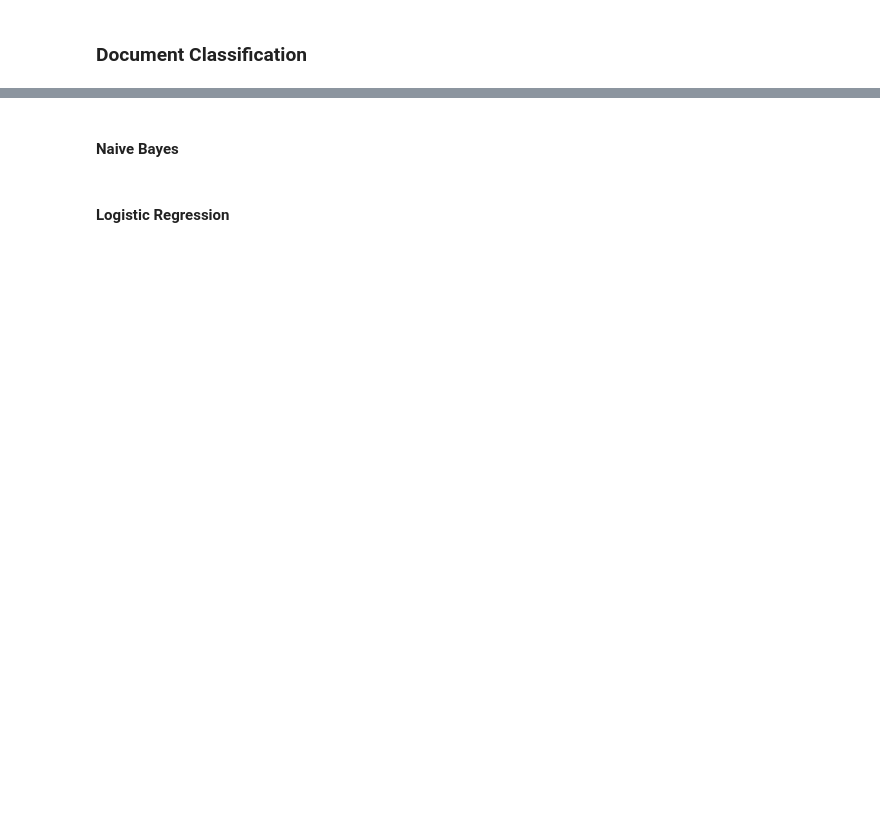
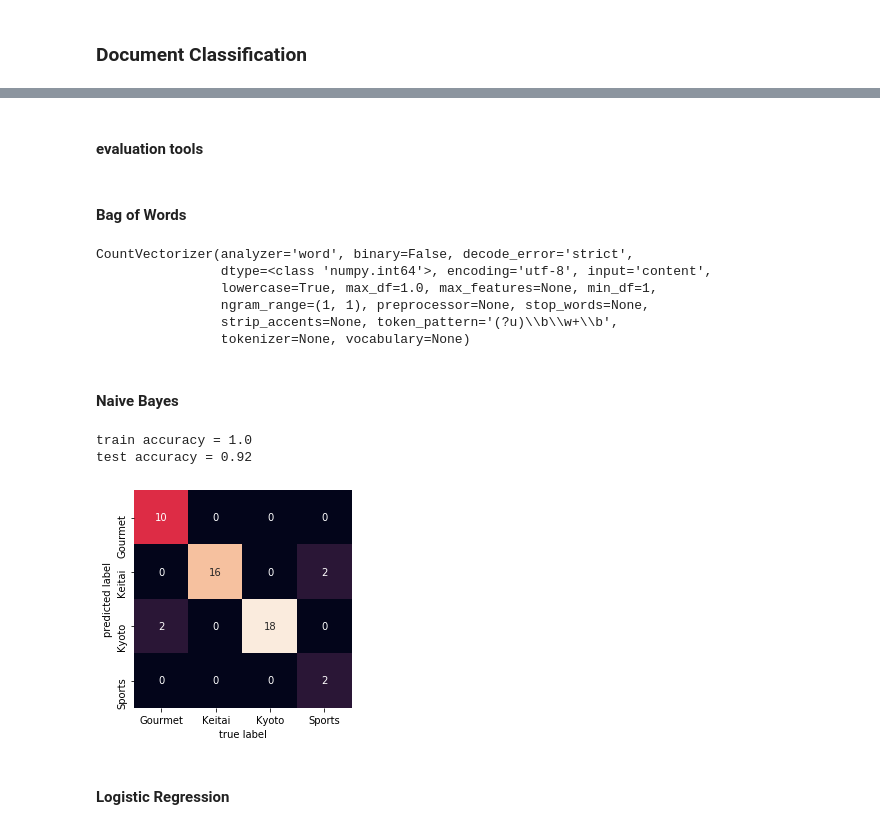
Before and after one commit to TakumiKojima/Chap2_cording, a Jupyter notebook: kojima_hm.ipynb, the cells around one changed output, grey strips where cells are left out. Drawn from its saved outputs; the diff is of its cells as text; code cells hidden in the pictures; blank space fills up the shorter version.

```diff
--- a/kojima_hm.ipynb
+++ b/kojima_hm.ipynb
@@ -57,2 +57,4 @@ Name: label, dtype: int64
+# %%
+df = pd.read_csv('corpus2/split_data.csv')
 # %% [markdown]
 ### Document Classification
@@ -58,0 +72,11 @@ Name: label, dtype: int64
+# %%
+train_X, test_X, train_y, test_y = train_test_split(
+    df['doc'], df['label'], test_size = 0.2, random_state = 0, stratify = df['label'])
+print(f'''
+train_X: {train_X.shape}
+test_X: {test_X.shape}
+train_y: {train_y.shape}
+test_y: {test_y.shape}
+''')
+print(train_y.value_counts())
+print(test_y.value_counts())
@@ -59,4 +99,46 @@ Name: label, dtype: int64
+# %% [markdown]
+#### evaluation tools
+# %%
+def conf_mat(true_y, pred_y, labels):
+    from sklearn.metrics import confusion_matrix
+    import seaborn as sns
+
+    plt.rcParams['figure.figsize'] = (4.0, 4.0)
+    mat = confusion_matrix(true_y, pred_y)
+    sns.heatmap(mat.T, square = True, annot = True, fmt = 'd', cbar = False,
+               xticklabels = labels, yticklabels = labels)
+    plt.xlabel('true label')
+    plt.ylabel('predicted label')
+# %% [markdown]
+#### Bag of Words
+# %%
+cv = CV(token_pattern = '(?u)\\b\\w+\\b')
+cv
+# %% [output]
+CountVectorizer(analyzer='word', binary=False, decode_error='strict',
+                dtype=<class 'numpy.int64'>, encoding='utf-8', input='content',
+                lowercase=True, max_df=1.0, max_features=None, min_df=1,
+                ngram_range=(1, 1), preprocessor=None, stop_words=None,
+                strip_accents=None, token_pattern='(?u)\\b\\w+\\b',
+                tokenizer=None, vocabulary=None)
 # %% [markdown]
 #### Naive Bayes
+# %%
+nb_clf = MultinomialNB(alpha=0.1)
+nb_model = make_pipeline(cv, nb_clf)
+
+nb_model.fit(train_X, train_y)
+
+train_acc = nb_model.score(train_X, train_y)
+test_acc = nb_model.score(test_X, test_y)
+pred_y = nb_model.predict(test_X)
+
+print(f'train accuracy = {train_acc}')
+print(f'test accuracy = {test_acc}')
+conf_mat(test_y, pred_y, topics)
+# %% [output]
+train accuracy = 1.0
+test accuracy = 0.92
+[figure, added]
 # %% [markdown]
 #### Logistic Regression
```
Also changed, not shown: parts of 18 cells of this notebook.
